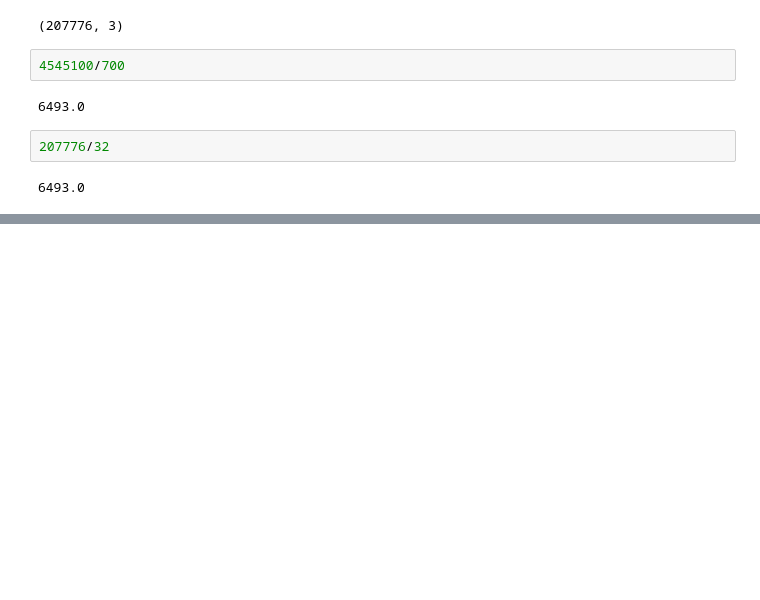
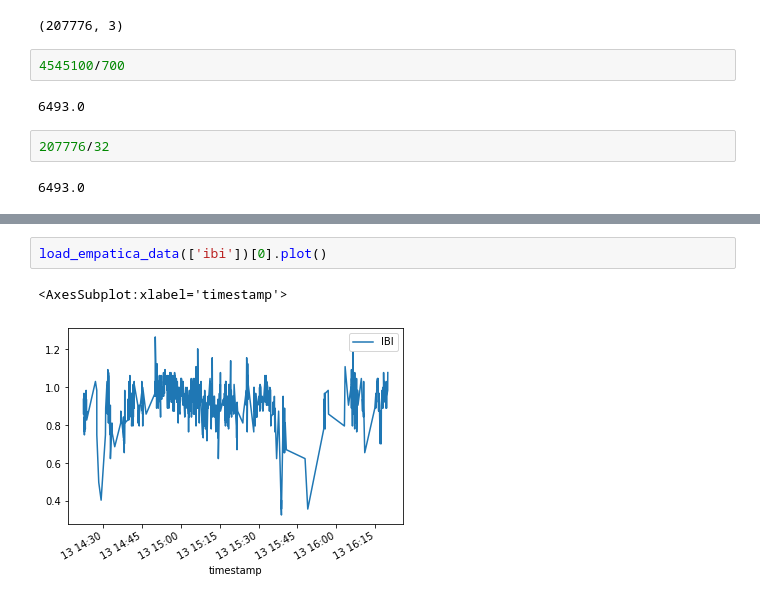
Before and after one commit to harinadh12/Appidi_OUDSA5900, a Jupyter notebook: Untitled.ipynb, the cells around one changed output, grey strips where cells are left out. Drawn from its saved outputs; the diff is of its cells as text; blank space fills up the shorter version.

```diff
--- a/Untitled.ipynb
+++ b/Untitled.ipynb
@@ -28,0 +67,5 @@ data['signal']['wrist']['ACC'].shape
+# %%
+load_empatica_data(['ibi'])[0].plot()
+# %% [output]
+<AxesSubplot:xlabel='timestamp'>
+[figure, added]
```
Also changed, not shown: parts of 1 cell of this notebook, 20 other files.
